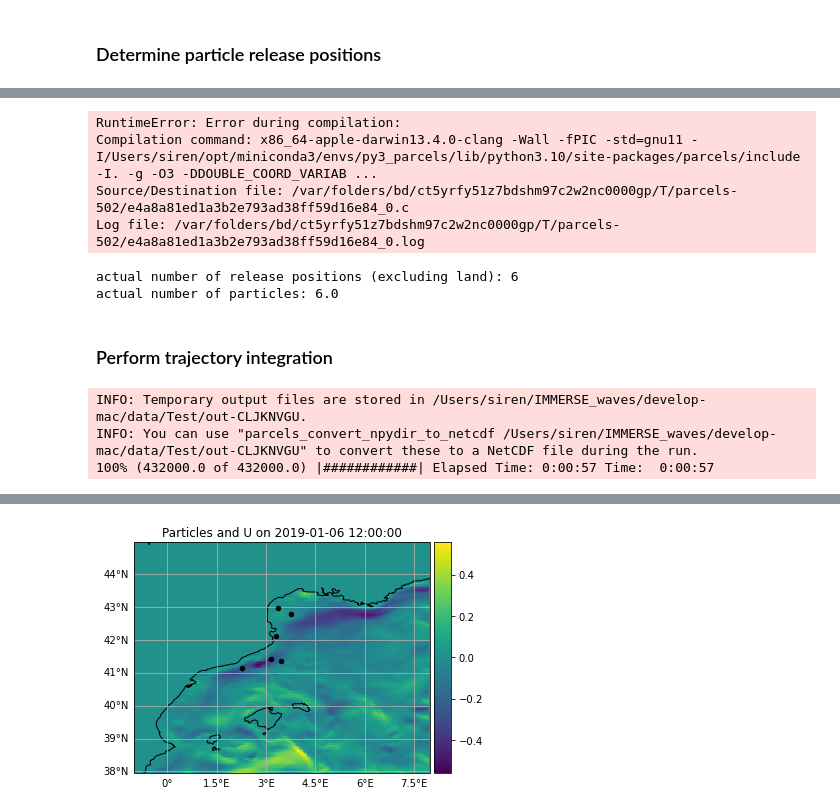
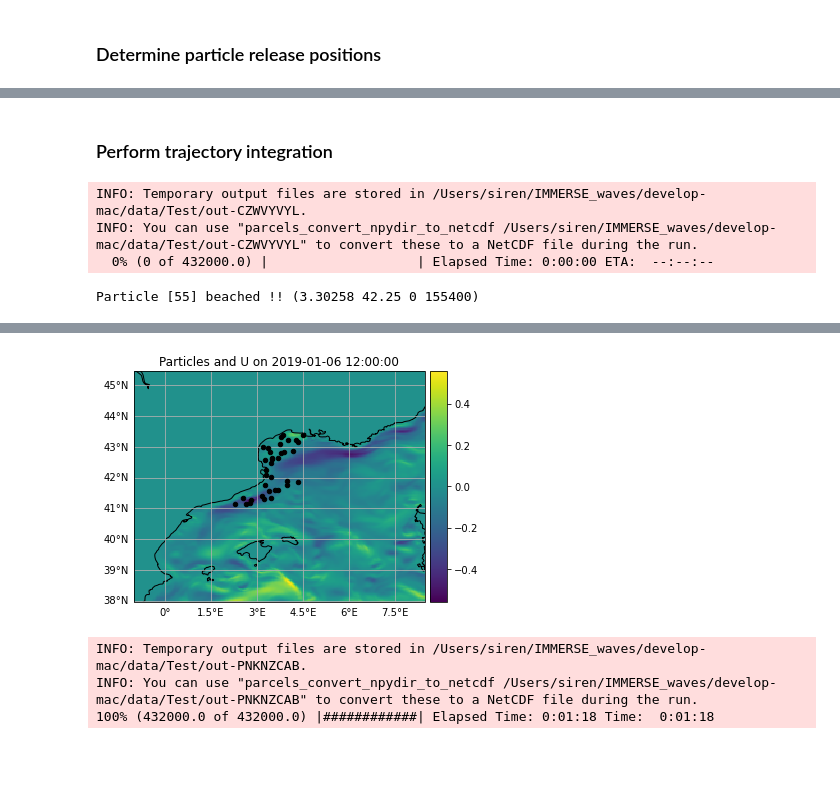
Before and after one commit to OceanParcels/IMMERSE_waves, a Jupyter notebook: code/Parcels_CalcTraj.ipynb, the cells around one changed output, grey strips where cells are left out. Cells and saved outputs as stored; diff of their text form; code cells hidden in the pictures; blank space fills up the shorter version.

```diff
--- a/code/Parcels_CalcTraj.ipynb
+++ b/code/Parcels_CalcTraj.ipynb
@@ -62,20 +62,16 @@ calculate trajectories for uncoupled simulation
 ############################
 
 release_name = 'GulfOfLion'
-#lonmin = 3
-#lonmax = 4.5
-#latmin = 42
-#latmax = 43.5
-#step = 0.25
 lonmin = 3
-lonmax = 4
+lonmax = 4.5
 latmin = 42
-latmax = 43
-step = 0.5
+latmax = 43.5
+step = 0.25
 
-tstart_release = 0
-deltat_release = 5 # days: release from the same set of locations every deltat_release days
-tend_release = 5 #days
+tstart_release = 0 # in time steps of input data set after start of input data set (here: days)
+deltat_release = 5 # release from the same set of locations every deltat_release time steps
+tend_release = 10 # in time steps of input data set after start of input data set
+times_convert = 86400 # time step of input data in seconds
 #tend_release = 365 #days
 
 ############################
@@ -94,8 +90,8 @@ maximum number of particles (including land): 9
 
 ############################
 
-tint = 5 # days
-deltat = 25 # minutes
+tint = 5 # in days
+deltat = 25 # in minutes
 # How to chose deltat (Schmidt et al., 2021):
 ### The time step dt should be small enough that particles do not skip grid cells
 ### and thereby miss characteristic oceanographic features.
@@ -108,7 +104,7 @@ deltat = 25 # minutes
 ### (at 45N - northern boundary MedSea - 1deg lon is appr. 79km -> 1/24 deg = 3.3 km;
 ### 1 deg lat is 111km)
 
-pclass = JITParticle # can be JITParticle or ScipyParticle
+pclass = ScipyParticle # can be JITParticle or ScipyParticle
 
 #############################
 # %%
@@ -269,25 +300,3 @@ maximum number of release positions (including land): 9
-# %%
-# perform a "fake" integration to determine and delete particles released on land
-## by making use of beach-testing and deleting kernels
-## (without advection kernel)
-kernels_init = pset.Kernel(BeachTesting) + pset.Kernel(DeleteParticle)
-pset.execute(kernels_init, dt=0)
-PlotParticleSet(pset,fieldset)
-# %% [output]
-RuntimeError: Error during compilation:
-Compilation command: x86_64-apple-darwin13.4.0-clang -Wall -fPIC -std=gnu11 -I/Users/siren/opt/miniconda3/envs/py3_parcels/lib/python3.10/site-packages/parcels/include -I. -g -O3 -DDOUBLE_COORD_VARIAB ...
-Source/Destination file: /var/folders/bd/ct5yrfy51z7bdshm97c2w2nc0000gp/T/parcels-502/e4a8a81ed1a3b2e793ad38ff59d16e84_0.c
-Log file: /var/folders/bd/ct5yrfy51z7bdshm97c2w2nc0000gp/T/parcels-502/e4a8a81ed1a3b2e793ad38ff59d16e84_0.log
-# %%
-# retrieve lon and lats from all ocean release positions
-print('actual number of release positions (excluding land):', pset.lon.size)
-print('actual number of particles:',
-      pset.lon.size * ((tend_release-tstart_release)/deltat_release))
-lons_use = pset.lon
-lats_use = pset.lat
-# %% [output]
-actual number of release positions (excluding land): 6
-actual number of particles: 6.0
 # %% [markdown]
 ### Perform trajectory integration
 # %%
@@ -310,13 +319,13 @@ for times in range(tstart_release, tend_release, deltat_release):
     pset2 = ParticleSet(fieldset=fieldset_use,
                         pclass=pclass_use,
                         lon=lons_use, lat=lats_use,
-                        time=times)
+                        time=times*times_convert)
     pset2.populate_indices()
 
     ## define output
     ### ensure depth is not stored in trajectory output (depth not necessary for 2D calculations)
     pset2.set_variable_write_status('depth', False)
-    outpath_final = (outpath + '-d' + str(times) + '_Integrate-fw-d' + str(tint) + '-dt' + str(deltat)
+    outpath_final = (outpath + '-t' + str(times) + '_Integrate-fw-d' + str(tint) + '-dt' + str(deltat)
                      + outpath_ending)
     outfile_final = pset2.ParticleFile(outpath_final,
                                        outputdt=timedelta(days=outdt))
@@ -332,7 +341,7 @@ for times in range(tstart_release, tend_release, deltat_release):
     else:
         kernels_main = pset2.Kernel(AdvectionRK4) + pset2.Kernel(BeachTesting)
     pset2.execute(kernels_main,
-                  runtime=timedelta(hours=(tint*24)),
+                  runtime=timedelta(days=(tint)),
                   dt=timedelta(minutes=deltat),
                   output_file=outfile_final)
     if times == tstart_release:
@@ -343,6 +352,7 @@ for times in range(tstart_release, tend_release, deltat_release):
 
     pset2.set_variable_write_status('depth', True) # somehow needed, otherwise next pset can not be build
 # %% [output]
-INFO: Temporary output files are stored in /Users/siren/IMMERSE_waves/develop-mac/data/Test/out-CLJKNVGU.
-INFO: You can use "parcels_convert_npydir_to_netcdf /Users/siren/IMMERSE_waves/develop-mac/data/Test/out-CLJKNVGU" to convert these to a NetCDF file during the run.
-100% (432000.0 of 432000.0) |############| Elapsed Time: 0:00:57 Time:  0:00:57
+INFO: Temporary output files are stored in /Users/siren/IMMERSE_waves/develop-mac/data/Test/out-CZWVYVYL.
+INFO: You can use "parcels_convert_npydir_to_netcdf /Users/siren/IMMERSE_waves/develop-mac/data/Test/out-CZWVYVYL" to convert these to a NetCDF file during the run.
+  0% (0 of 432000.0) |                   | Elapsed Time: 0:00:00 ETA:  --:--:--
+Particle [55] beached !! (3.30258 42.25 0 155400)
@@ -349 +360,4 @@ INFO: You can use "parcels_convert_npydir_to_netcdf /Users/siren/IMMERSE_waves/d
-[figure, old version]
+[figure, new version]
+INFO: Temporary output files are stored in /Users/siren/IMMERSE_waves/develop-mac/data/Test/out-PNKNZCAB.
+INFO: You can use "parcels_convert_npydir_to_netcdf /Users/siren/IMMERSE_waves/develop-mac/data/Test/out-PNKNZCAB" to convert these to a NetCDF file during the run.
+100% (432000.0 of 432000.0) |############| Elapsed Time: 0:01:18 Time:  0:01:18
```
Also changed, not shown: parts of 9 cells of this notebook, 2 other files.
